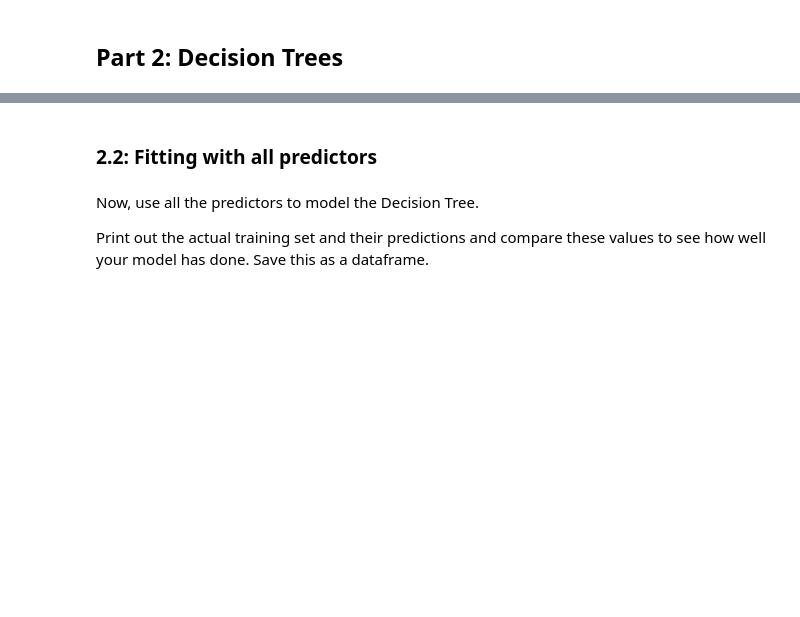
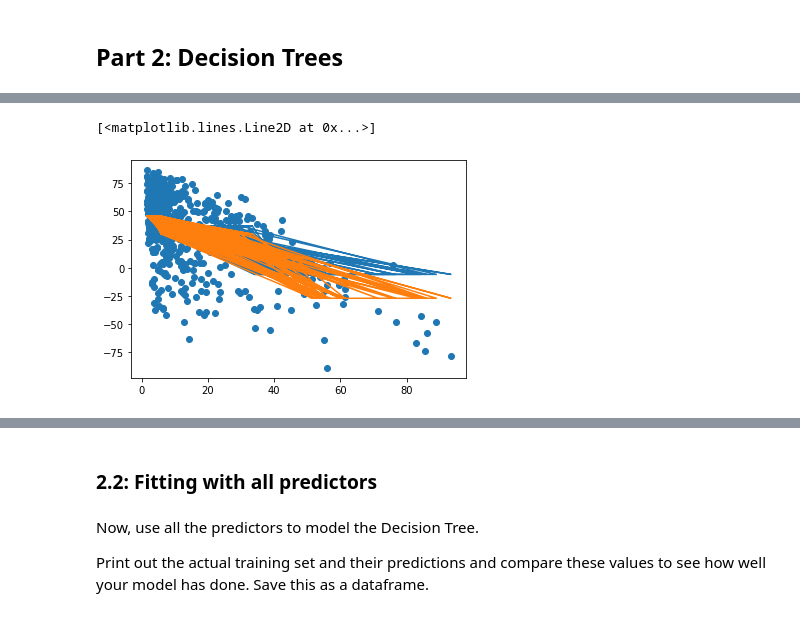
Before and after one commit to pramendra/univ-ml2-lab1, a Jupyter notebook: distribute_lab1.ipynb, the cells around one changed output, grey strips where cells are left out. Drawn from its saved outputs; the diff is of its cells as text; code cells hidden in the pictures; blank space fills up the shorter version.

```diff
--- a/distribute_lab1.ipynb
+++ b/distribute_lab1.ipynb
@@ -69,0 +143,17 @@ Feel free to play around with sklearns DecisionTreeRegressor functions parameter
+# %%
+#your code here
+
+dtree = DecisionTreeRegressor(max_depth=1, random_state=1)
+dtree.fit(X_train[['minority']], y_train)
+y_predicted_1 = dtree.predict(X_test[['minority']])
+# %%
+dtree = DecisionTreeRegressor(max_depth=2, random_state=1)
+dtree.fit(X_train[['minority']], y_train)
+y_predicted_2 = dtree.predict(X_test[['minority']])
+# %%
+plt.scatter(X_test[['minority']], y_test)
+plt.plot(X_test[['minority']], y_predicted_1)
+plt.plot(X_test[['minority']], y_predicted_2)
+# %% [output]
+[<matplotlib.lines.Line2D at 0x...>]
+[figure, added]
```
Also changed, not shown: parts of 14 cells of this notebook.
